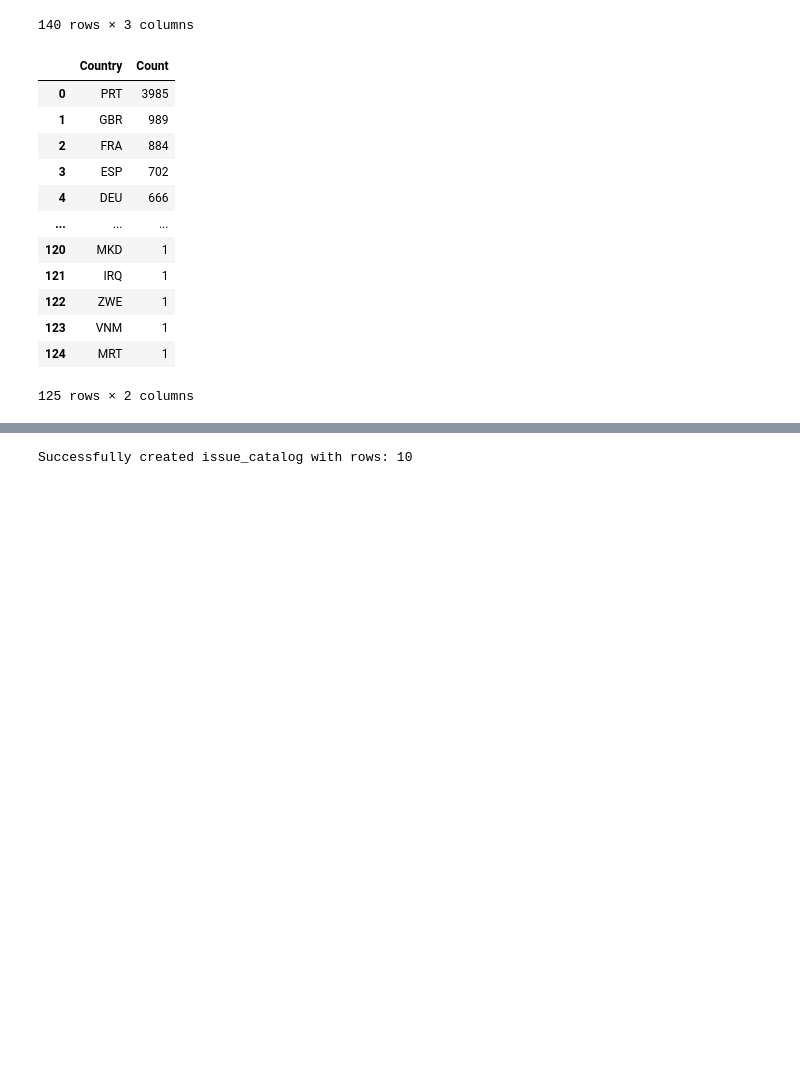
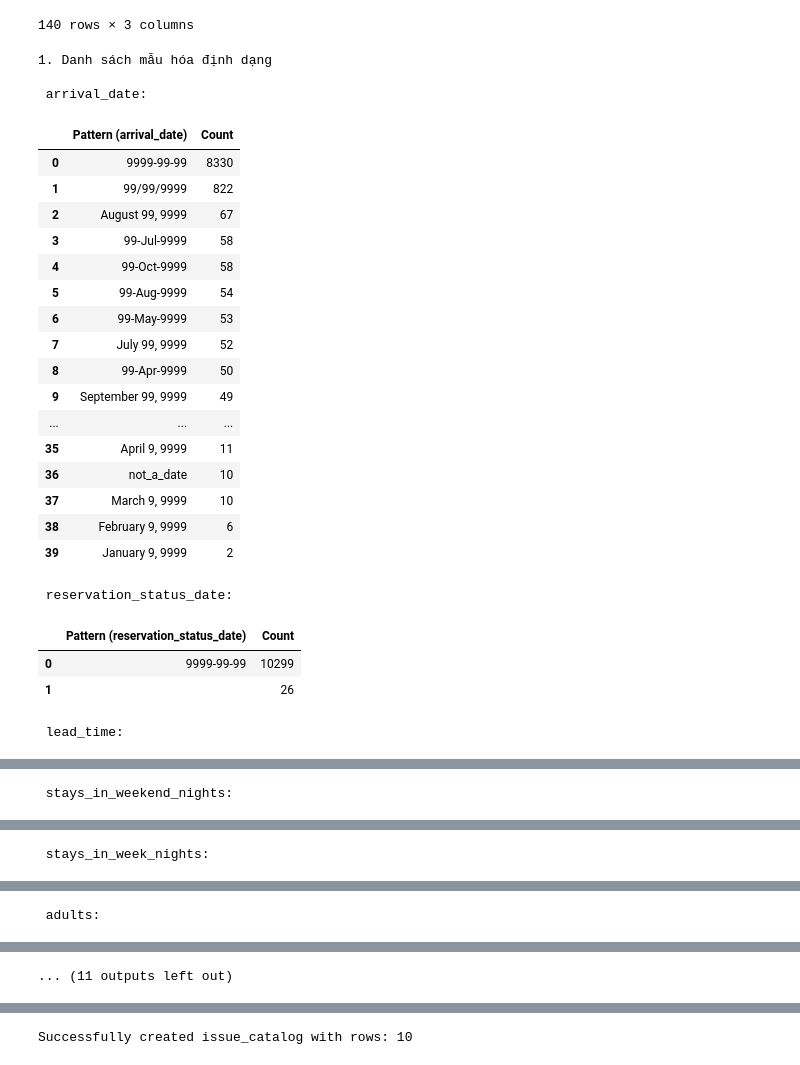
Before and after one commit to hanhathuy/hotel-booking-analysis, a Jupyter notebook: hotel_student_starter.ipynb, the cells around one changed output, grey strips where cells are left out. Saved outputs shown, nothing was run; the diff lists cells and outputs as text; code cells hidden in the pictures; blank space fills up the shorter version.

```diff
--- a/hotel_student_starter.ipynb
+++ b/hotel_student_starter.ipynb
@@ -600,21 +600,64 @@ pd.DataFrame(result)
 | 139 | assigned_room_type | e | 1 |
 140 rows × 3 columns
 # %%
-# Country
-country_df = raw_df['country'].value_counts(dropna=False).reset_index()
-country_df.columns = ['Country', 'Count']
-display(pd.DataFrame(country_df))
+#A4
+cols_a4 = [
+    'arrival_date', 'reservation_status_date',
+    'lead_time',
+    'stays_in_weekend_nights', 'stays_in_week_nights',
+    'adults', 'children', 'babies',
+    'adr'
+]
+
+print("1. Danh sách mẫu hóa định dạng")
+for col in cols_a4:
+    if col in raw_df.columns:
+        # Chuyển chữ số thành '9', đếm tần suất xuất hiện của từng mẫu
+        patterns = (
+            raw_df[col]
+            .astype(str)
+            .str.replace(r'\d', '9', regex=True)
+            .value_counts(dropna=False)
+            .reset_index()
+        )
+        patterns.columns = [f'Pattern ({col})', 'Count']
+        print(f"\n {col}: ")
+        display(patterns)
+
+# Xem các cách ghi cột country
+country_counts = raw_df['country'].value_counts(dropna=False).reset_index()
+print("2. Danh sách tên các quốc gia")
+country_counts.columns = ['Country', 'Count']
+
+display(country_counts)
+
+# Lọc ra các định dạng country lạ (khác chuẩn 3 chữ cái in hoa)
+invalid_countries = raw_df[~raw_df['country'].astype(str).str.fullmatch(r'[A-Z]{3}', na=False)]
+print("2. Danh sách định dạng country lạ/bất thường:")
+display(pd.DataFrame(invalid_countries['country'].value_counts(dropna=False)))
 # %% [output]
+1. Danh sách mẫu hóa định dạng
+
+ arrival_date:
-|  | Country | Count |
-| 0 | PRT | 3985 |
-| 1 | GBR | 989 |
-| 2 | FRA | 884 |
-| 3 | ESP | 702 |
-| 4 | DEU | 666 |
+|  | Pattern (arrival_date) | Count |
+| 0 | 9999-99-99 | 8330 |
+| 1 | 99/99/9999 | 822 |
+| 2 | August 99, 9999 | 67 |
+| 3 | 99-Jul-9999 | 58 |
+| 4 | 99-Oct-9999 | 58 |
+| 5 | 99-Aug-9999 | 54 |
+| 6 | 99-May-9999 | 53 |
+| 7 | July 99, 9999 | 52 |
+| 8 | 99-Apr-9999 | 50 |
+| 9 | September 99, 9999 | 49 |
 | ... | ... | ... |
-| 120 | MKD | 1 |
-| 121 | IRQ | 1 |
-| 122 | ZWE | 1 |
-| 123 | VNM | 1 |
-| 124 | MRT | 1 |
+| 35 | April 9, 9999 | 11 |
+| 36 | not_a_date | 10 |
+| 37 | March 9, 9999 | 10 |
+| 38 | February 9, 9999 | 6 |
+| 39 | January 9, 9999 | 2 |
-125 rows × 2 columns
+ reservation_status_date:
+|  | Pattern (reservation_status_date) | Count |
+| 0 | 9999-99-99 | 10299 |
+| 1 |  | 26 |
+ lead_time:
@@ -620,0 +677 @@ display(pd.DataFrame(country_df))
+ stays_in_weekend_nights:
@@ -620,0 +685 @@ display(pd.DataFrame(country_df))
+ stays_in_week_nights:
@@ -620,0 +693 @@ display(pd.DataFrame(country_df))
+ adults:
@@ -621,2 +698,3 @@ display(pd.DataFrame(country_df))
+... (11 outputs left out)
 # %%
 # A5 · Bản ghi trùng và khóa
```
Also changed, not shown: parts of 11 cells of this notebook.
